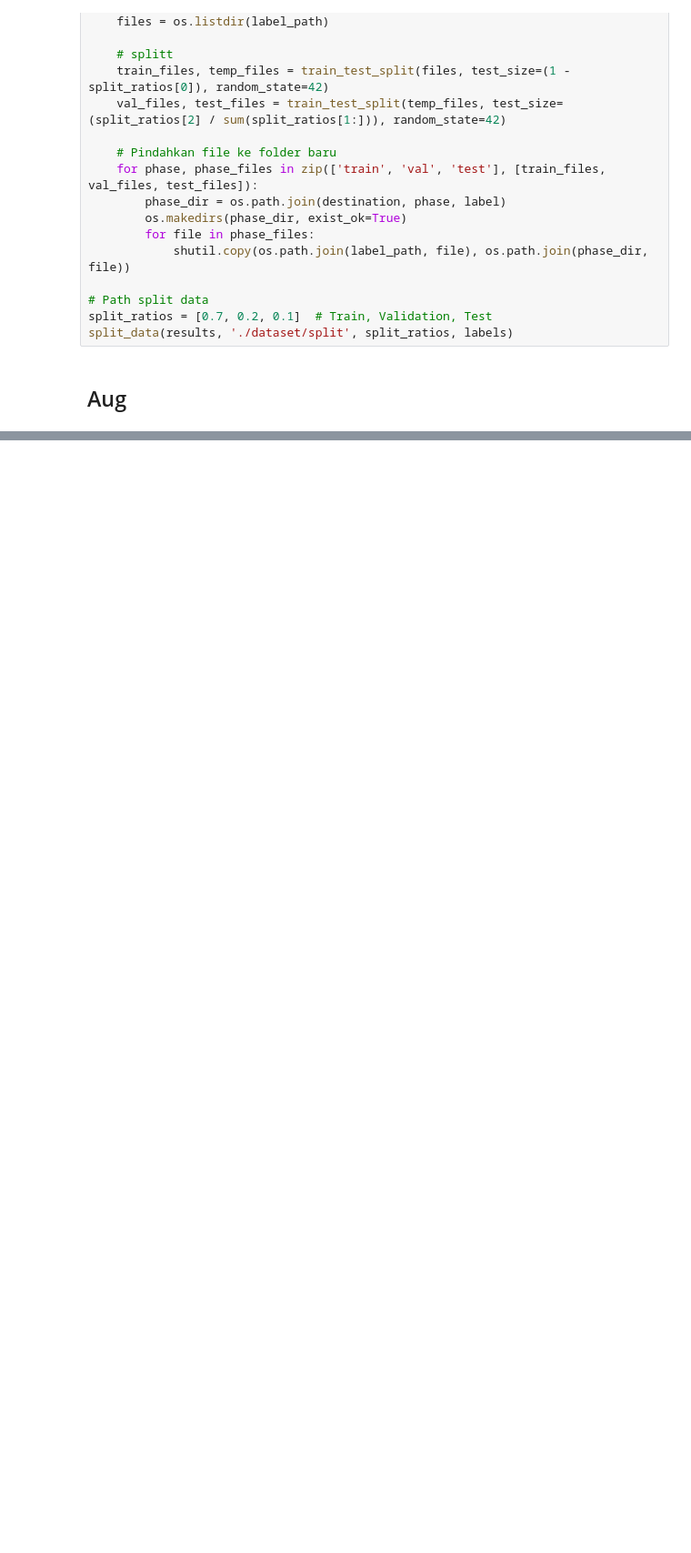
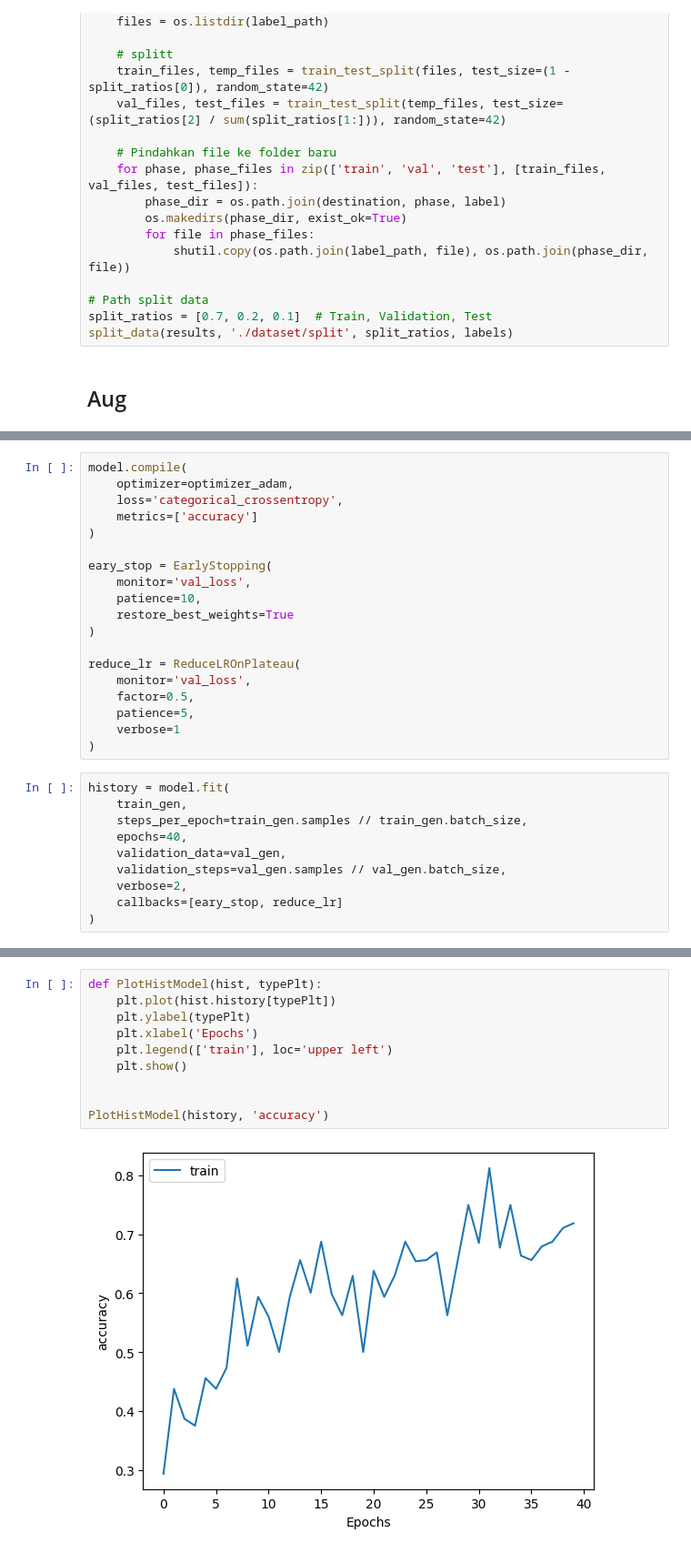
Before and after one commit to AlbertPratama/GenAI-Batch7, a Jupyter notebook: capstone/prototype.ipynb, the cells around one changed output, grey strips where cells are left out. Shown at 91% size. Saved outputs shown, nothing was run; the diff lists cells and outputs as text; blank space fills up the shorter version.

```diff
--- a/capstone/prototype.ipynb
+++ b/capstone/prototype.ipynb
@@ -195,0 +261,29 @@ Found 157 images belonging to 4 classes.
+# %%
+model.compile(
+    optimizer=optimizer_adam,
+    loss='categorical_crossentropy',
+    metrics=['accuracy']
+)
+
+eary_stop = EarlyStopping(
+    monitor='val_loss',
+    patience=10,
+    restore_best_weights=True
+)
+
+reduce_lr = ReduceLROnPlateau(
+    monitor='val_loss',
+    factor=0.5,
+    patience=5,
+    verbose=1
+)
+# %%
+history = model.fit(
+    train_gen,
+    steps_per_epoch=train_gen.samples // train_gen.batch_size,
+    epochs=40,
+    validation_data=val_gen,
+    validation_steps=val_gen.samples // val_gen.batch_size,
+    verbose=2,
+    callbacks=[eary_stop, reduce_lr]
+)
@@ -195,0 +311,12 @@ Found 157 images belonging to 4 classes.
+# %%
+def PlotHistModel(hist, typePlt):
+    plt.plot(hist.history[typePlt])
+    plt.ylabel(typePlt)
+    plt.xlabel('Epochs')
+    plt.legend(['train'], loc='upper left')
+    plt.show()
+
+
+PlotHistModel(history, 'accuracy')
+# %% [output]
+[figure, added]
```
Also changed, not shown: parts of 21 cells of this notebook.
